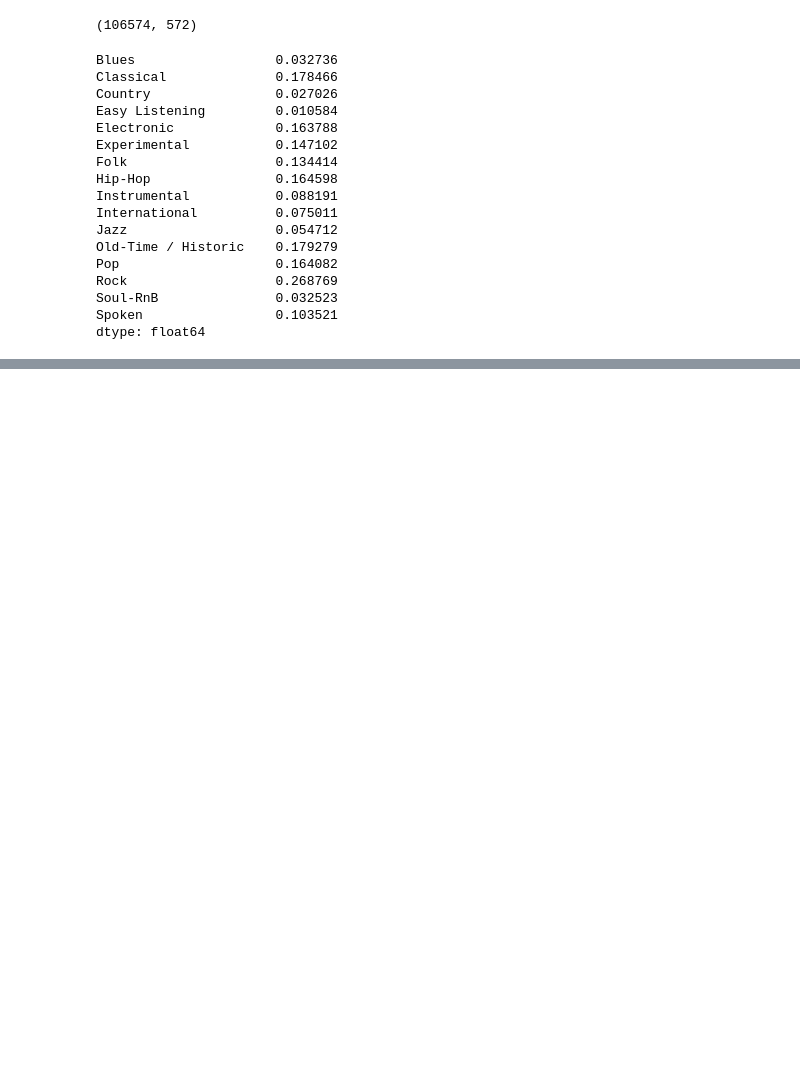
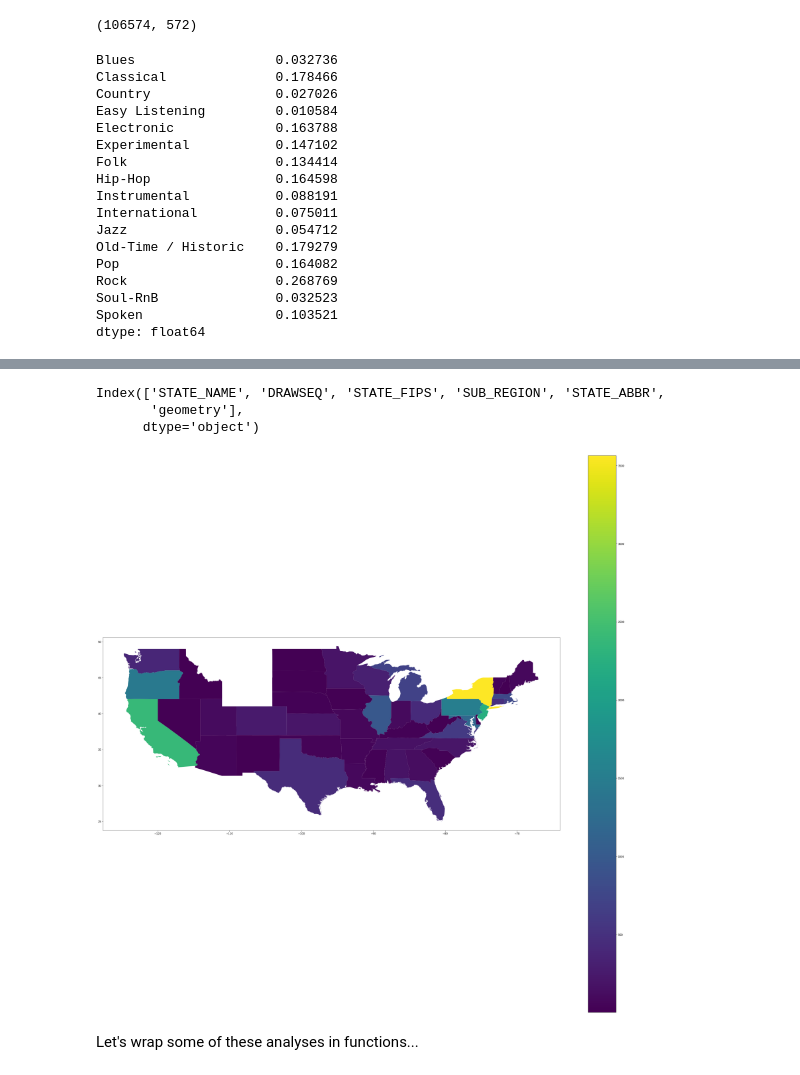
Before and after one commit to ryanmswan/springboard, a Jupyter notebook: capstone_eda/capstone_1_fma_analysis.ipynb, the cells around one changed output, grey strips where cells are left out. Cells and saved outputs as stored; diff of their text form; code cells hidden in the pictures; blank space fills up the shorter version.

Commit message:
Added geodata analysis --Added cross table analysis --Added geodata/chloropleth analysis

```diff
--- a/capstone_eda/capstone_1_fma_analysis.ipynb
+++ b/capstone_eda/capstone_1_fma_analysis.ipynb
@@ -643,0 +738,31 @@ dtype: float64
+# %%
+from shapely.geometry import Point
+
+artists = list(zip(in_cont_us.artist.longitude, in_cont_us.artist.latitude))
+
+print(continental_us.columns)
+
+output = []
+for artist in artists:
+    coord = Point(artist)
+    which_state = continental_us.geometry.contains(coord)
+    output.append(continental_us[which_state].STATE_NAME.values[0])
+# %% [output]
+Index(['STATE_NAME', 'DRAWSEQ', 'STATE_FIPS', 'SUB_REGION', 'STATE_ABBR',
+       'geometry'],
+      dtype='object')
+# %%
+from collections import Counter
+state_count = Counter(output)
+# %%
+state_vals = pd.DataFrame.from_dict(state_count, orient='index').reset_index()
+state_vals = state_vals.rename(columns={'index':'state', 0:'n_artists'})
+# state_vals
+us_chloropleth = continental_us.merge(state_vals, left_on='STATE_NAME', right_on='state')
+# %%
+us_chloropleth.plot(column='n_artists', figsize=(40,40), legend=True)
+plt.show()
+# %% [output]
+[figure, added]
+# %% [markdown]
+Let's wrap some of these analyses in functions...
```
Also changed, not shown: parts of 25 cells of this notebook.
